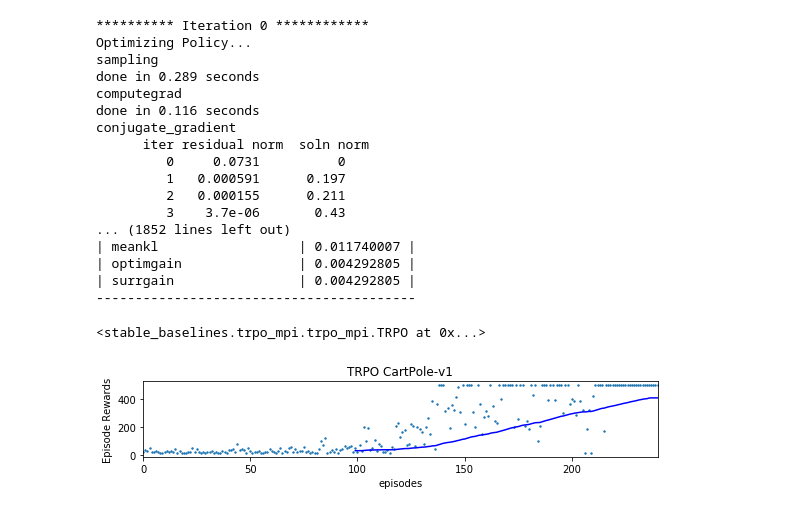
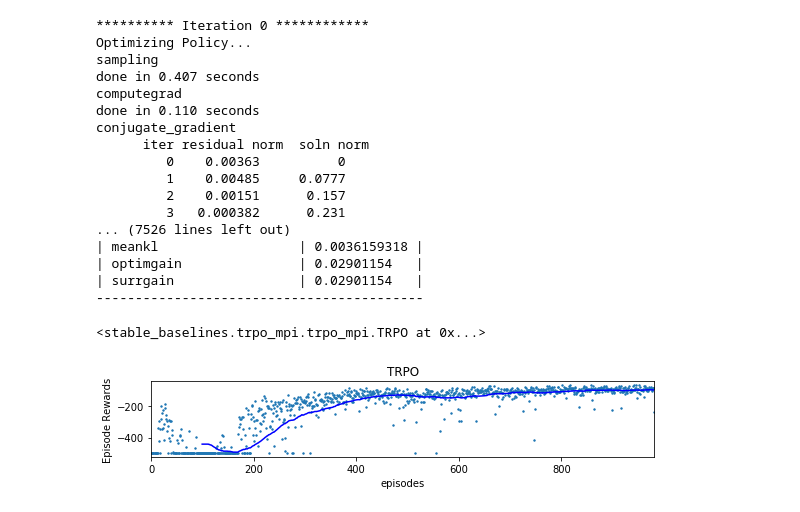
Before and after one commit to kadysongbb/dr-trpo, a Jupyter notebook: classic_control/train_baseline.ipynb, the cells around one changed output. Saved outputs shown, nothing was run; the diff lists cells and outputs as text; code cells hidden in the pictures.

Commit message:
add results

```diff
--- a/classic_control/train_baseline.ipynb
+++ b/classic_control/train_baseline.ipynb
@@ -18,35 +18,35 @@ log_dir = "tmp/"
 os.makedirs(log_dir, exist_ok=True)
 
 # Create and wrap the environment
-env = gym.make('CartPole-v1')
+env = gym.make('Acrobot-v1')
 env = Monitor(env, log_dir, allow_early_resets=True)
 
 model = TRPO(MlpPolicy, env, verbose=1)
 
 # Train the agent
-time_steps = 50000
+time_steps = 200000
 model.learn(total_timesteps=time_steps)
 # %% [output]
 ********** Iteration 0 ************
 Optimizing Policy...
 sampling
-done in 0.289 seconds
+done in 0.407 seconds
 computegrad
-done in 0.116 seconds
+done in 0.110 seconds
 conjugate_gradient
       iter residual norm  soln norm
-         0     0.0731          0
-         1   0.000591      0.197
-         2   0.000155      0.211
-         3    3.7e-06       0.43
-... (1852 lines left out)
-| meankl                  | 0.011740007 |
-| optimgain               | 0.004292805 |
-| surrgain                | 0.004292805 |
------------------------------------------
+         0    0.00363          0
+         1    0.00485     0.0777
+         2    0.00151      0.157
+         3   0.000382      0.231
+... (7526 lines left out)
+| meankl                  | 0.0036159318 |
+| optimgain               | 0.02901154   |
+| surrgain                | 0.02901154   |
+------------------------------------------
 <stable_baselines.trpo_mpi.trpo_mpi.TRPO at 0x...>
 # %%
-results_plotter.plot_results([log_dir], time_steps, results_plotter.X_EPISODES, "TRPO CartPole-v1")
+results_plotter.plot_results([log_dir], time_steps, results_plotter.X_EPISODES, "TRPO")
 plt.show()
 # %% [output]
-[figure, old version]
+[figure, new version]
```
Also changed, not shown: 33 other files.
